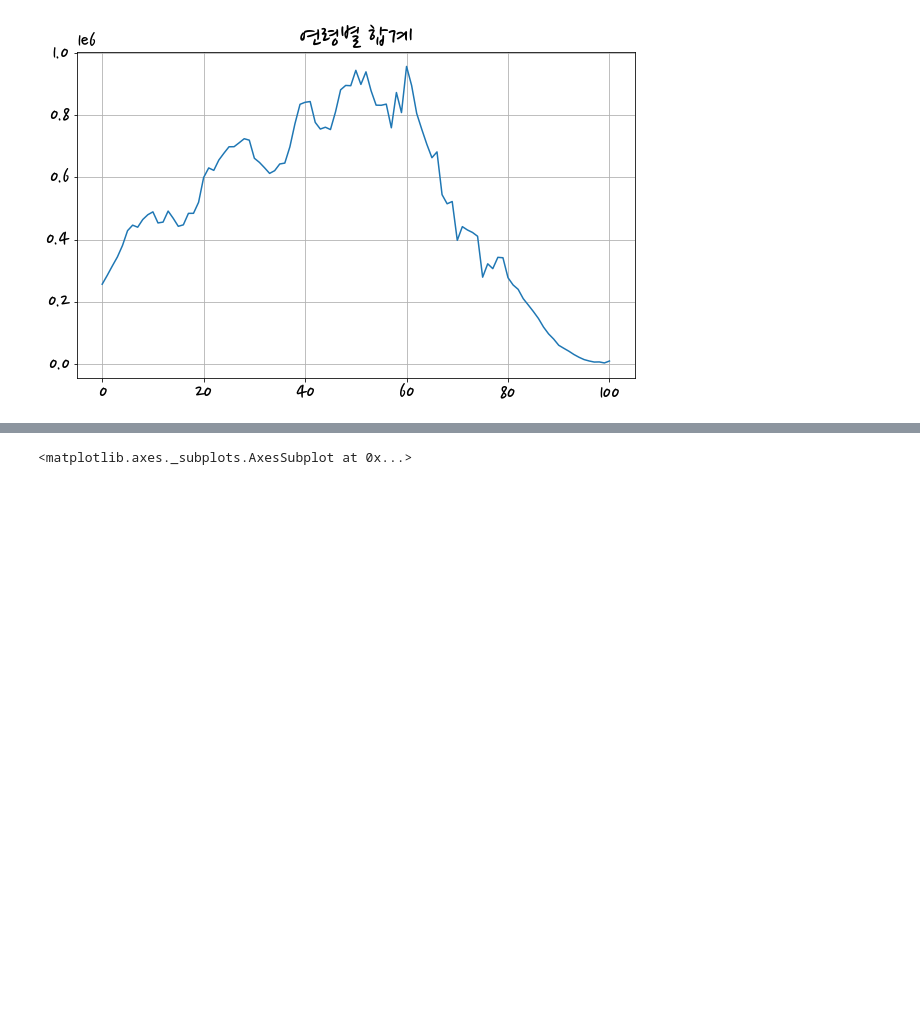
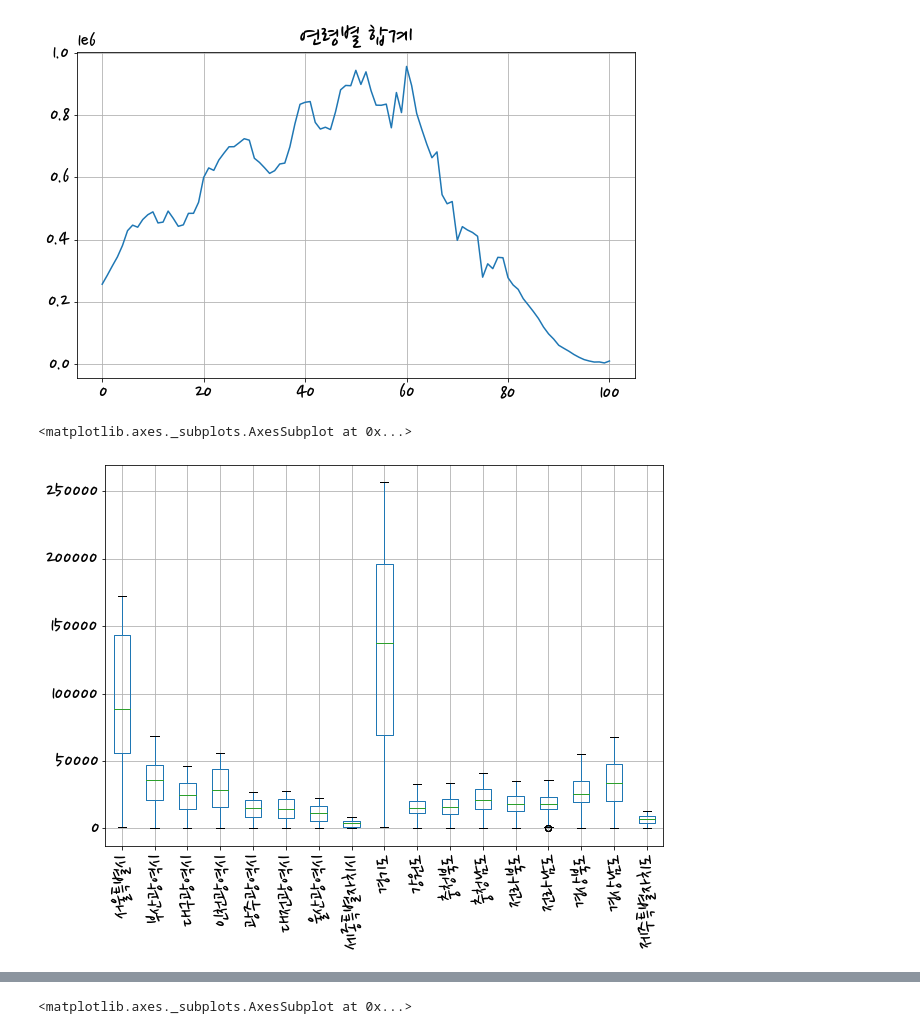
Before and after one commit to hvyrain/bigprobasic, a Jupyter notebook: korean_fonts_google_notofonts.ipynb, the cells around one changed output, grey strips where cells are left out. Saved outputs shown, nothing was run; the diff lists cells and outputs as text; code cells hidden in the pictures; blank space fills up the shorter version.

```diff
--- a/korean_fonts_google_notofonts.ipynb
+++ b/korean_fonts_google_notofonts.ipynb
@@ -254,3 +311,8 @@ df.sum(axis=0).plot(title='연령별 합계', grid=True, figsize=(10,6))
 # %% [output]
 <matplotlib.axes._subplots.AxesSubplot at 0x...>
 [figure]
+# %%
+df.T.boxplot(rot=90, figsize=(10,7))
+# %% [output]
+<matplotlib.axes._subplots.AxesSubplot at 0x...>
+[figure, added]
```
Also changed, not shown: parts of 29 cells of this notebook.
